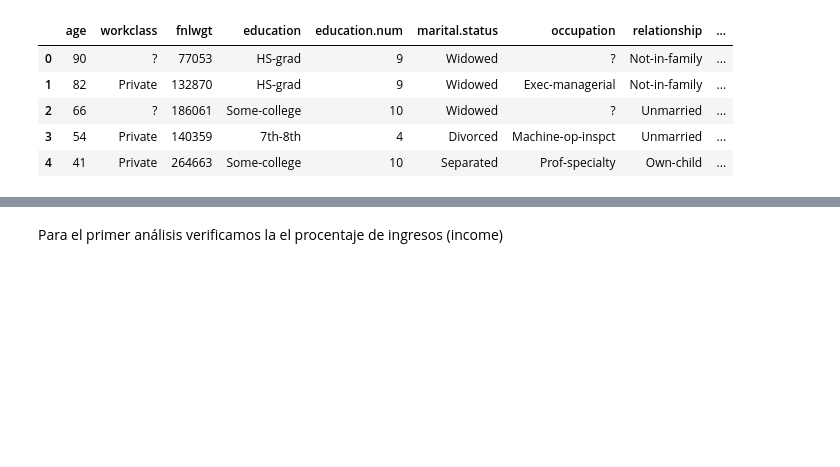
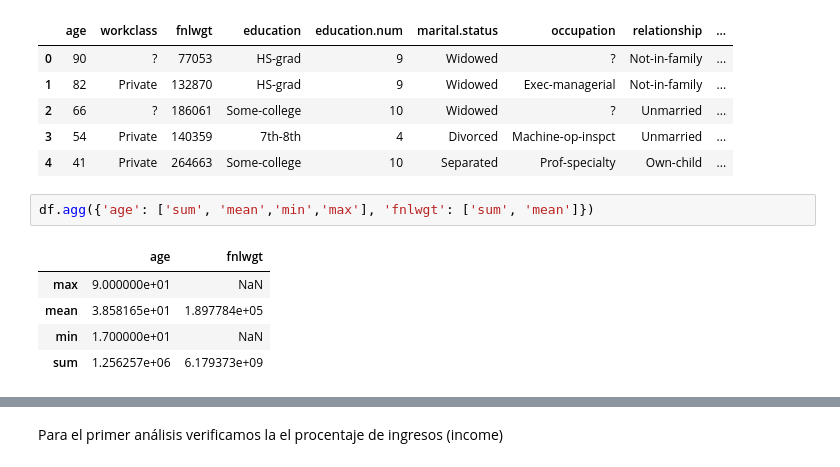
Before and after one commit to fepineda/AnalisisCensos, a Jupyter notebook: RedesNeuronales.ipynb, the cells around one changed output, grey strips where cells are left out. Drawn from its saved outputs; the diff is of its cells as text; blank space fills up the shorter version.

```diff
--- a/RedesNeuronales.ipynb
+++ b/RedesNeuronales.ipynb
@@ -30,3 +30,11 @@ df.head()
 | 2 | 66 | ? | 186061 | Some-college | 10 | Widowed | ? | Unmarried | ... |
 | 3 | 54 | Private | 140359 | 7th-8th | 4 | Divorced | Machine-op-inspct | Unmarried | ... |
 | 4 | 41 | Private | 264663 | Some-college | 10 | Separated | Prof-specialty | Own-child | ... |
+# %%
+df.agg({'age': ['sum', 'mean','min','max'], 'fnlwgt': ['sum', 'mean']})
+# %% [output]
+|  | age | fnlwgt |
+| max | 9.000000e+01 | NaN |
+| mean | 3.858165e+01 | 1.897784e+05 |
+| min | 1.700000e+01 | NaN |
+| sum | 1.256257e+06 | 6.179373e+09 |
```
Also changed, not shown: parts of 4 cells of this notebook.
